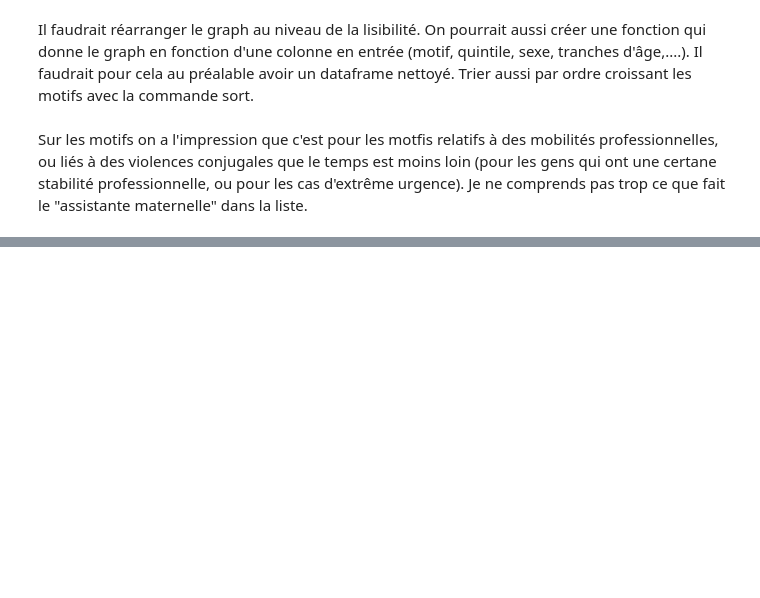
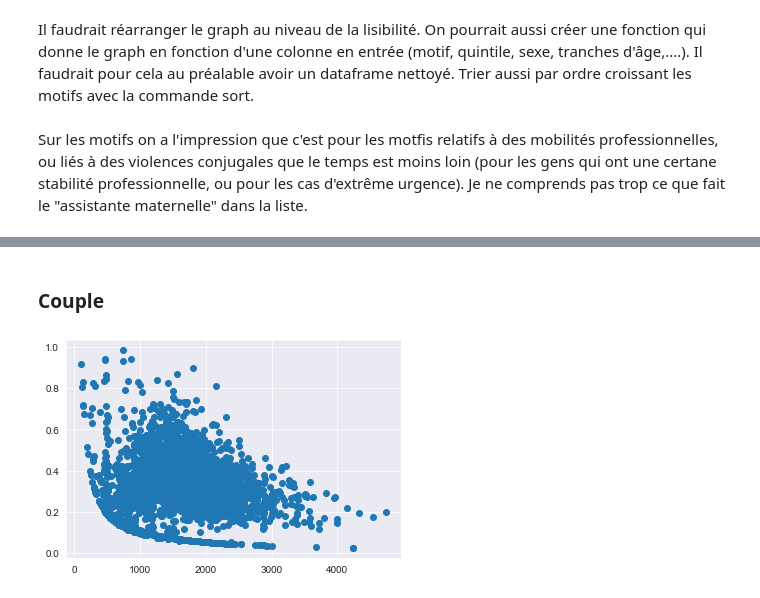
Before and after one commit to cmllbll/Social-Housing-in-France, a Jupyter notebook: Temps d'attente.ipynb, the cells around one changed output, grey strips where cells are left out. Cells and saved outputs as stored; diff of their text form; code cells hidden in the pictures; blank space fills up the shorter version.

```diff
--- a/Temps d'attente.ipynb
+++ b/Temps d'attente.ipynb
@@ -773,0 +825,8 @@ Sur les motifs on a l'impression que c'est pour les motfis relatifs à des mobil
+# %% [markdown]
+### Couple
+# %%
+Couple=df[df['Composition foyer demandeur']=='Au moins 2 cotitulaires']
+plt.scatter(Couple["Ri + PFS"], Couple["Taux d\'effort"])
+plt.show()
+# %% [output]
+[figure, added]
```
Also changed, not shown: parts of 9 cells of this notebook, 2 other files.
